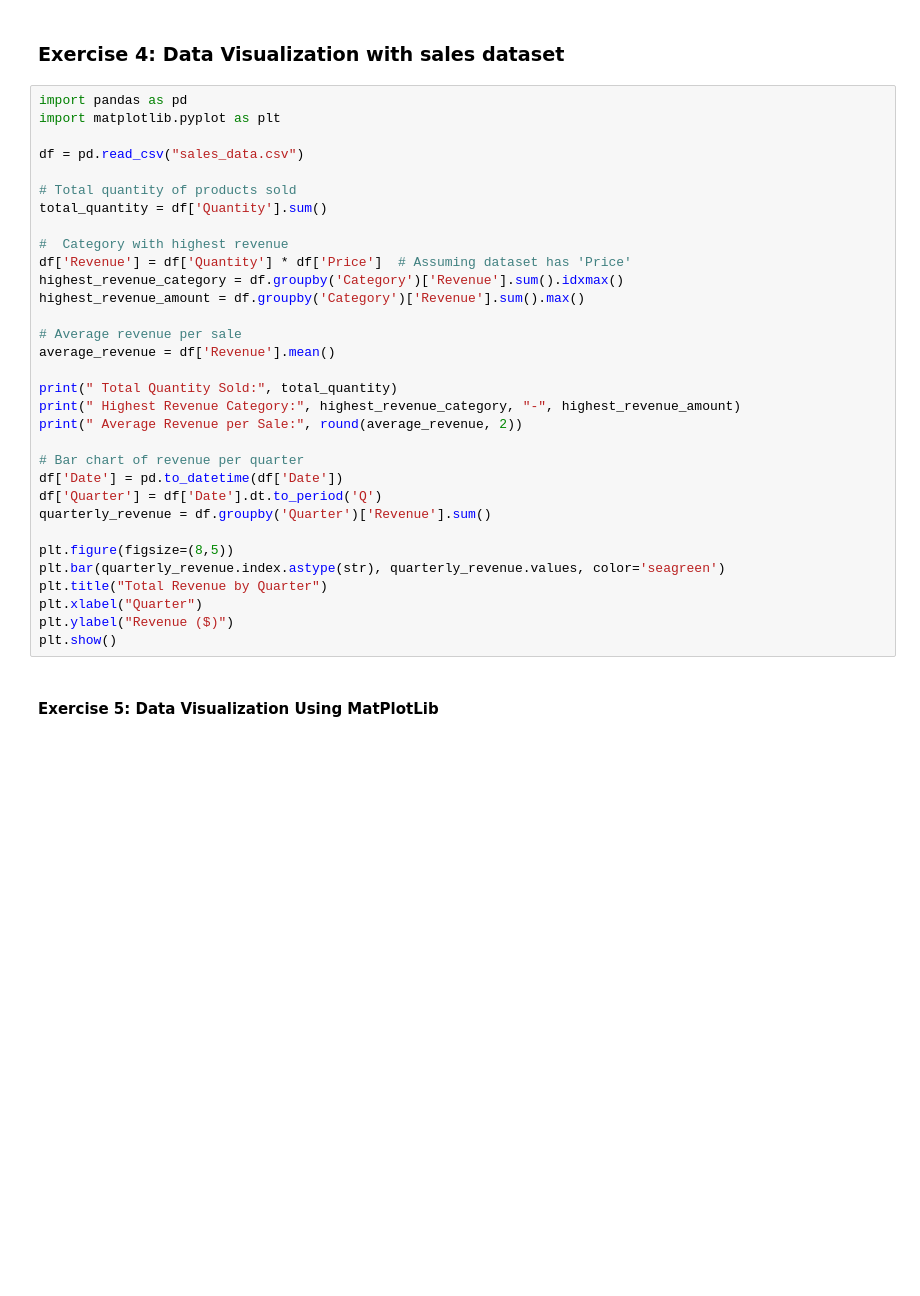
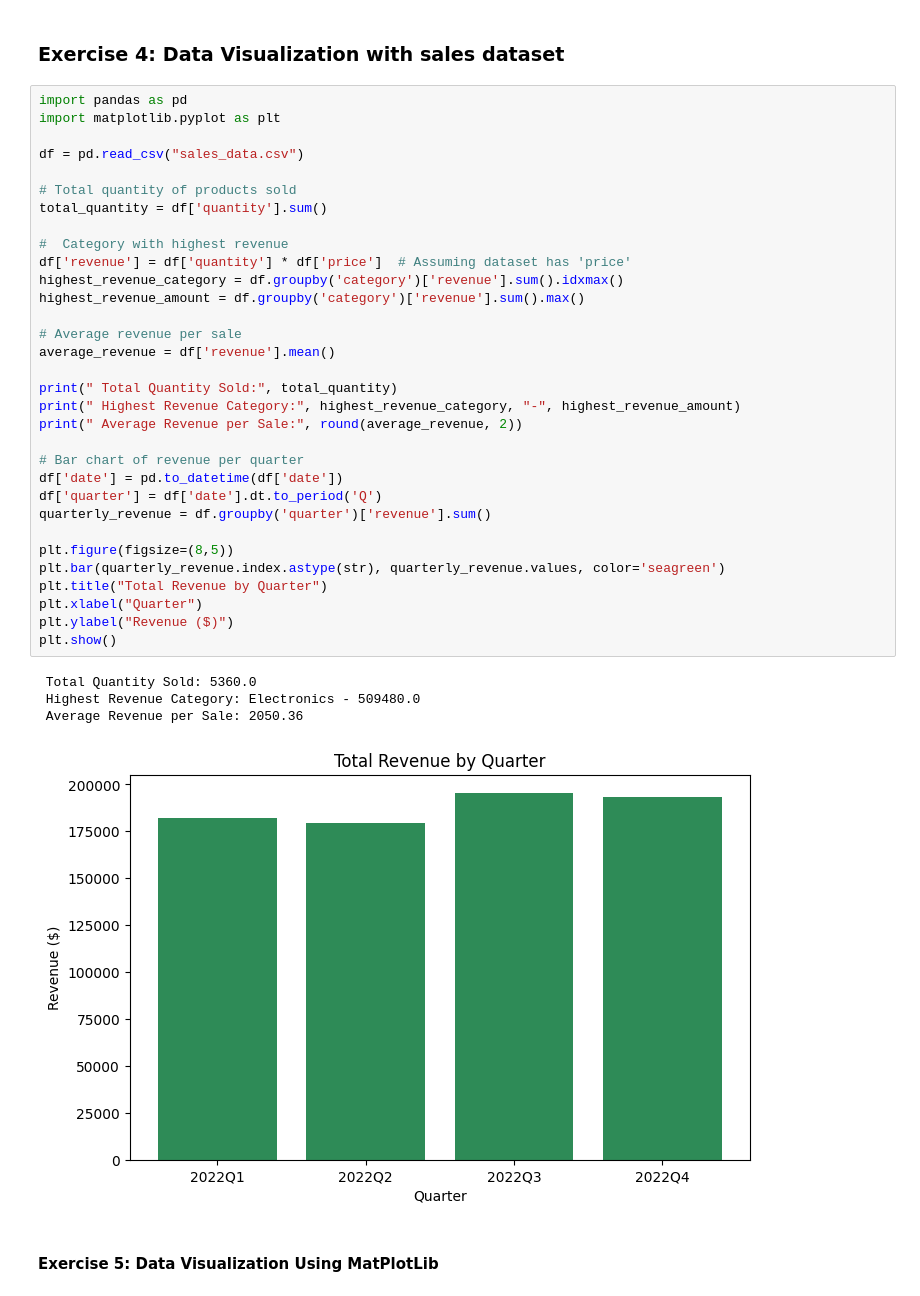
Before and after one commit to HoussamCS/GeeksProgramProgram2, a Jupyter notebook: week_4/day_1/XP_Exercises/Xp_exercises.ipynb, the cells around one changed output. Saved outputs shown, nothing was run; the diff lists cells and outputs as text; blank space fills up the shorter version.

```diff
--- a/week_4/day_1/XP_Exercises/Xp_exercises.ipynb
+++ b/week_4/day_1/XP_Exercises/Xp_exercises.ipynb
@@ -44,35 +48,40 @@ plt.show()
 # %%
 import pandas as pd
 import matplotlib.pyplot as plt
 
 df = pd.read_csv("sales_data.csv")
 
 # Total quantity of products sold
-total_quantity = df['Quantity'].sum()
+total_quantity = df['quantity'].sum()
 
 #  Category with highest revenue
-df['Revenue'] = df['Quantity'] * df['Price']  # Assuming dataset has 'Price'
-highest_revenue_category = df.groupby('Category')['Revenue'].sum().idxmax()
-highest_revenue_amount = df.groupby('Category')['Revenue'].sum().max()
+df['revenue'] = df['quantity'] * df['price']  # Assuming dataset has 'price'
+highest_revenue_category = df.groupby('category')['revenue'].sum().idxmax()
+highest_revenue_amount = df.groupby('category')['revenue'].sum().max()
 
 # Average revenue per sale
-average_revenue = df['Revenue'].mean()
+average_revenue = df['revenue'].mean()
 
 print(" Total Quantity Sold:", total_quantity)
 print(" Highest Revenue Category:", highest_revenue_category, "-", highest_revenue_amount)
 print(" Average Revenue per Sale:", round(average_revenue, 2))
 
 # Bar chart of revenue per quarter
-df['Date'] = pd.to_datetime(df['Date'])
-df['Quarter'] = df['Date'].dt.to_period('Q')
-quarterly_revenue = df.groupby('Quarter')['Revenue'].sum()
+df['date'] = pd.to_datetime(df['date'])
+df['quarter'] = df['date'].dt.to_period('Q')
+quarterly_revenue = df.groupby('quarter')['revenue'].sum()
 
 plt.figure(figsize=(8,5))
 plt.bar(quarterly_revenue.index.astype(str), quarterly_revenue.values, color='seagreen')
 plt.title("Total Revenue by Quarter")
 plt.xlabel("Quarter")
 plt.ylabel("Revenue ($)")
 plt.show()
+# %% [output]
+ Total Quantity Sold: 5360.0
+ Highest Revenue Category: Electronics - 509480.0
+ Average Revenue per Sale: 2050.36
+[figure, added]
 # %% [markdown]
 #### Exercise 5: Data Visualization Using MatPlotLib
 # %%
```
Also changed, not shown: parts of 5 cells of this notebook.
